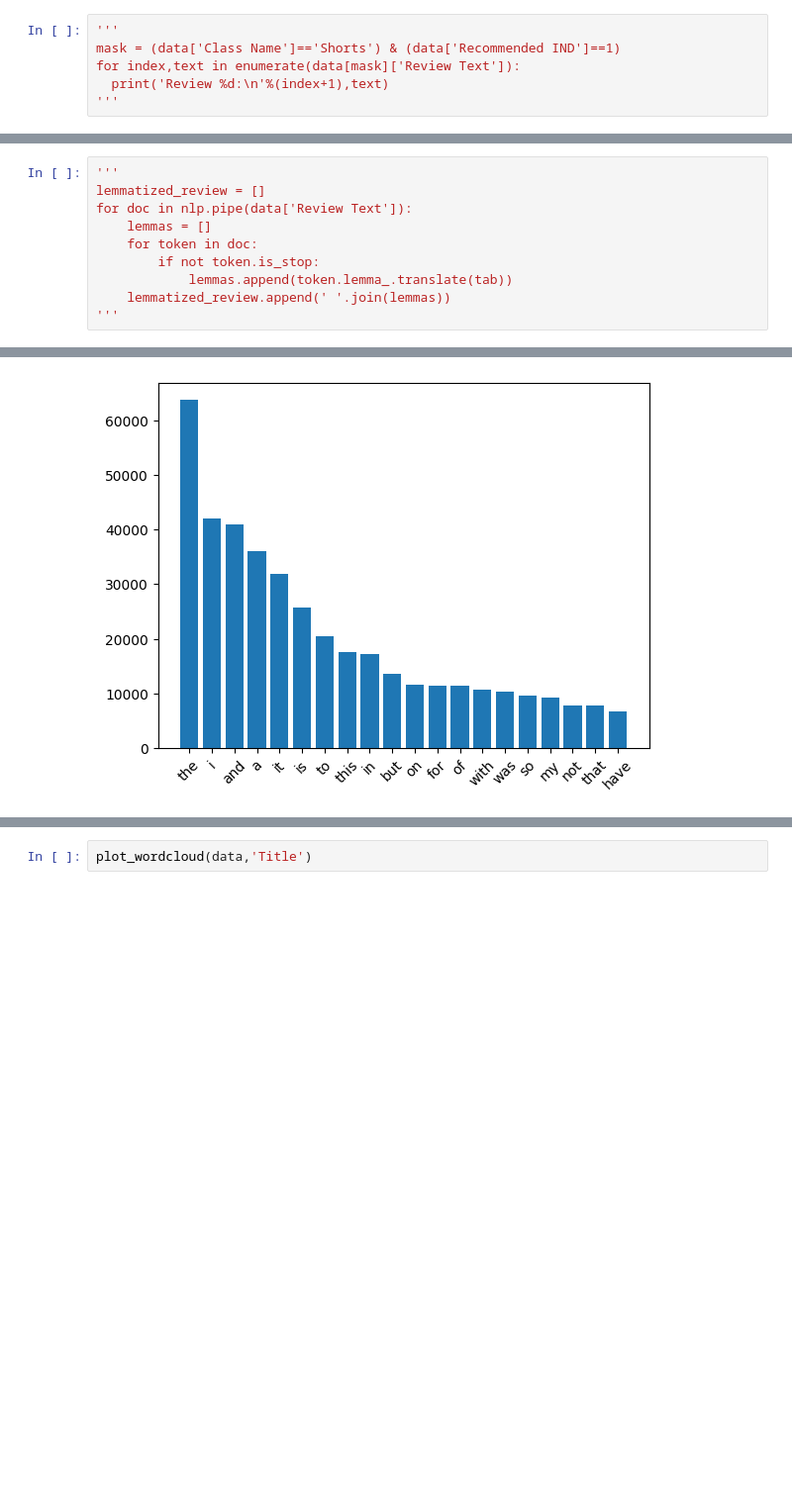
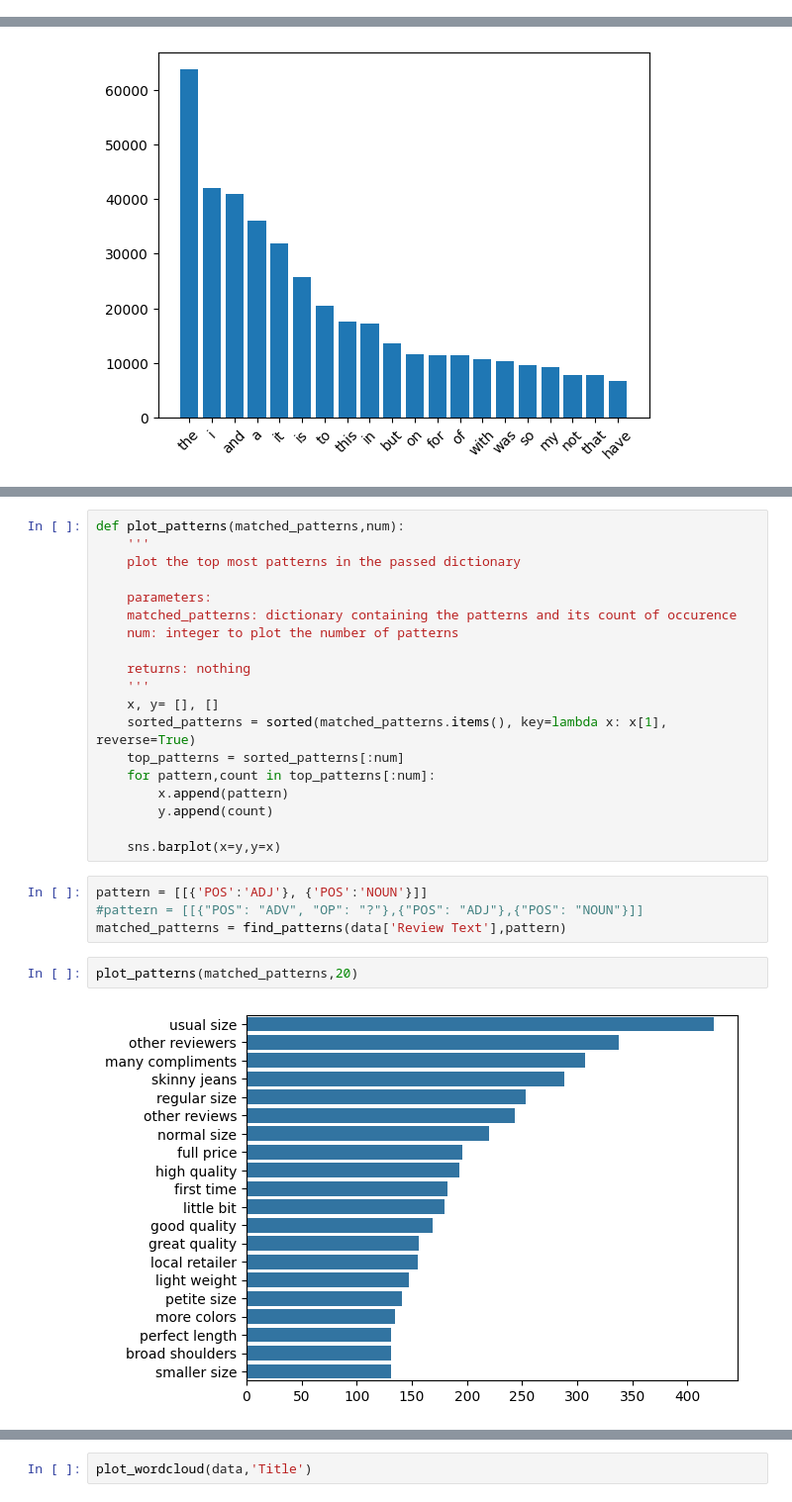
Before and after one commit to kumarbyes/dsnd-pipelines-project, a Jupyter notebook: starter/starter.ipynb, the cells around one changed output, grey strips where cells are left out. Shown at 99% size. Drawn from its saved outputs; the diff is of its cells as text; blank space fills up the shorter version.

```diff
--- a/starter/starter.ipynb
+++ b/starter/starter.ipynb
@@ -170,6 +159,0 @@ array(['Dresses', 'Pants', 'Blouses', 'Knits', 'Outerwear', 'Sweaters',
-# %%
-'''
-mask = (data['Class Name']=='Shorts') & (data['Recommended IND']==1)
-for index,text in enumerate(data[mask]['Review Text']):
-  print('Review %d:\n'%(index+1),text)
-'''
@@ -214,10 +166,0 @@ for doc in nlp.pipe(data['Title']):
-# %%
-'''
-lemmatized_review = []
-for doc in nlp.pipe(data['Review Text']):
-    lemmas = []
-    for token in doc:
-        if not token.is_stop:
-            lemmas.append(token.lemma_.translate(tab))
-    lemmatized_review.append(' '.join(lemmas))
-'''
@@ -302 +325,28 @@ plot_top_stopwords_barchart(data['Review Text'])
+# %%
+def plot_patterns(matched_patterns,num):
+    '''
+    plot the top most patterns in the passed dictionary
+
+    parameters:
+    matched_patterns: dictionary containing the patterns and its count of occurence
+    num: integer to plot the number of patterns
+
+    returns: nothing
+    '''
+    x, y= [], []
+    sorted_patterns = sorted(matched_patterns.items(), key=lambda x: x[1], reverse=True)
+    top_patterns = sorted_patterns[:num]
+    for pattern,count in top_patterns[:num]:
+        x.append(pattern)
+        y.append(count)
+
+    sns.barplot(x=y,y=x)
+# %%
+pattern = [[{'POS':'ADJ'}, {'POS':'NOUN'}]]
+#pattern = [[{"POS": "ADV", "OP": "?"},{"POS": "ADJ"},{"POS": "NOUN"}]]
+matched_patterns = find_patterns(data['Review Text'],pattern)
+# %%
+plot_patterns(matched_patterns,20)
+# %% [output]
+[figure, added]
 # %% [markdown]
```
Also changed, not shown: parts of 109 cells of this notebook.
